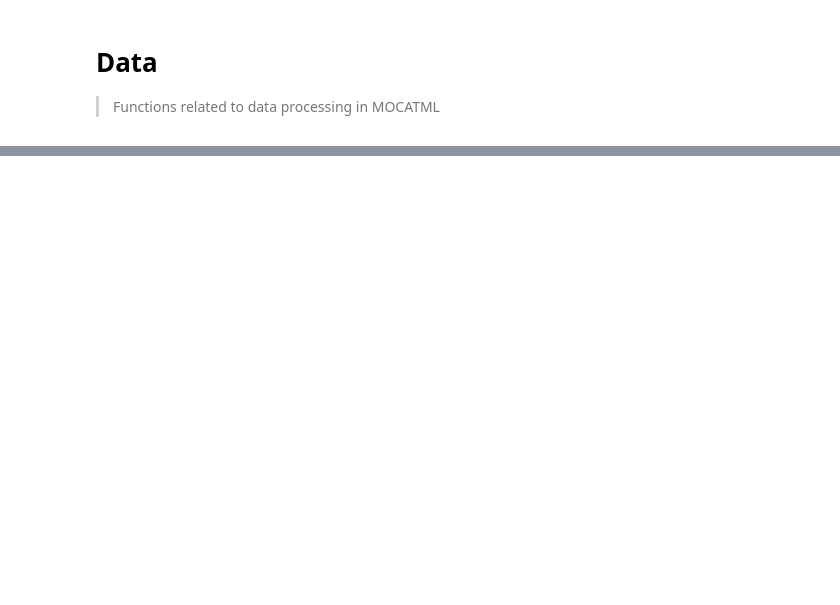
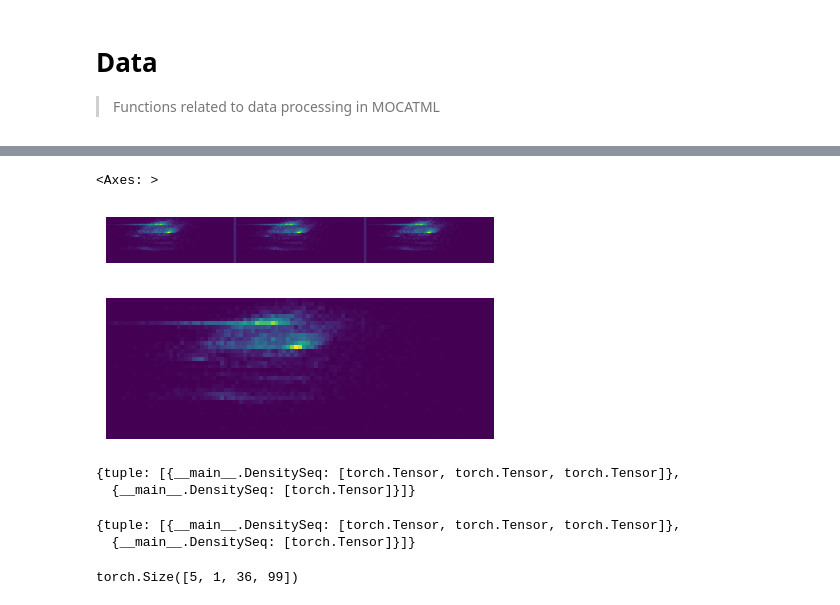
Before and after one commit to ARCLab-MIT/mocat-ml, a Jupyter notebook: nbs_lib/data.ipynb, the cells around one changed output, grey strips where cells are left out. Saved outputs shown, nothing was run; the diff lists cells and outputs as text; code cells hidden in the pictures; blank space fills up the shorter version.

```diff
--- a/nbs_lib/data.ipynb
+++ b/nbs_lib/data.ipynb
@@ -49,0 +104,37 @@ nbdev_export()
+# %%
+#|export
+class DensitySeq(fastuple):
+    @classmethod
+    def create(cls, t):
+        return cls(tuple(im for im in t))
+    def show(self, ctx=None, separator_value=225, **kwargs):
+        # Determine the separator width (number of pixels for the vertical line)
+        separator_width = 2
+        # Create a separator tensor with a value that stands out (e.g., 1 for white if your heatmap is normalized)
+        separator_tensor = torch.full((self[0].size(0), self[0].size(1), separator_width),
+                                      separator_value)
+
+        # Create a list to hold the tensors with separators added
+        tensors_with_separators = []
+
+        for t in self:
+            # Add each tensor and a separator to the list
+            tensors_with_separators.append(t)
+            tensors_with_separators.append(separator_tensor)
+
+        # Remove the last separator from the list
+        tensors_with_separators = tensors_with_separators[:-1]
+
+        # Concatenate the tensors and the separators
+        concatenated = torch.cat(tensors_with_separators, dim=2)
+
+        # Use show_image to display the concatenated tensors
+        return show_image(concatenated, ctx=ctx, **kwargs)
+# %%
+x,y = ds[0]
+DensitySeq.create(x).show(figsize=(5,3))
+DensitySeq.create(y).show(figsize=(5,3))
+# %% [output]
+<Axes: >
+[figure, added]
+[figure, added]
@@ -49,0 +153,6 @@ nbdev_export()
+# %%
+b = train_tl[0]
+explode_types(b)
+# %% [output]
+{tuple: [{__main__.DensitySeq: [torch.Tensor, torch.Tensor, torch.Tensor]},
+  {__main__.DensitySeq: [torch.Tensor]}]}
@@ -49,0 +161,10 @@ nbdev_export()
+# %%
+b = dls.one_batch()
+explode_types(b)
+# %% [output]
+{tuple: [{__main__.DensitySeq: [torch.Tensor, torch.Tensor, torch.Tensor]},
+  {__main__.DensitySeq: [torch.Tensor]}]}
+# %%
+b[0][0].shape
+# %% [output]
+torch.Size([5, 1, 36, 99])
```
Also changed, not shown: parts of 10 cells of this notebook, 10 other files.
